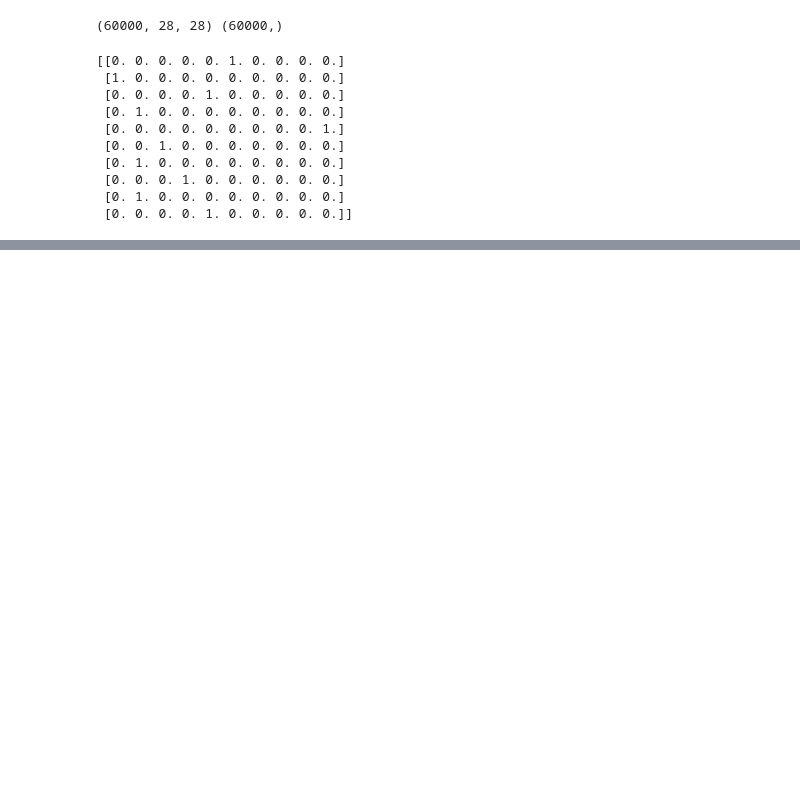
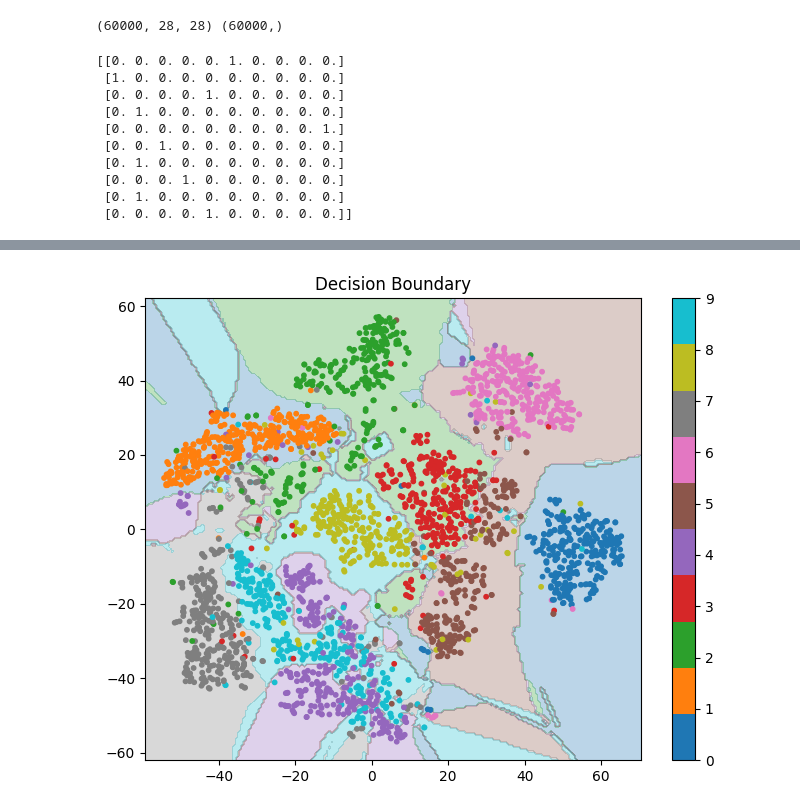
Before and after one commit to Cheetah-lhp/MachineLearning, a Jupyter notebook: MNIST.ipynb, the cells around one changed output, grey strips where cells are left out. Cells and saved outputs as stored; diff of their text form; code cells hidden in the pictures; blank space fills up the shorter version.

```diff
--- a/MNIST.ipynb
+++ b/MNIST.ipynb
@@ -107,0 +154,18 @@ Acc:  0.9432
+# %%
+x_min, x_max = tsne_data[:,0].min()-5, tsne_data[:,0].max()+5
+y_min, y_max = tsne_data[:,1].min()-5, tsne_data[:,1].max()+5
+
+xx, yy = np.meshgrid(
+    np.linspace(x_min, x_max, 200),
+    np.linspace(y_min, y_max, 200)
+)
+# %%
+from sklearn.neighbors import KNeighborsRegressor
+#vi tsne khong co inverse chieu (nhu PCA), dung knn approximation de chuyen grid tro ve 784 chieu
+knn = KNeighborsRegressor(n_neighbors=5)
+
+knn.fit(tsne_data, x_train[:subset])
+
+grid = np.c_[xx.ravel(), yy.ravel()]
+
+grid_highD = knn.predict(grid)
@@ -107,0 +180,20 @@ Acc:  0.9432
+# %%
+Z = np.array([predict(p) for p in grid_highD])
+Z = Z.reshape(xx.shape)
+# %%
+plt.figure(figsize=(8,6))
+
+plt.contourf(xx, yy, Z, alpha=0.3, cmap='tab10')
+
+plt.scatter(
+    tsne_data[:,0],
+    tsne_data[:,1],
+    c=labels[:subset],
+    cmap='tab10',
+    s=10
+)
+plt.colorbar()
+plt.title("Decision Boundary")
+plt.show()
+# %% [output]
+[figure, added]
```
Also changed, not shown: parts of 11 cells of this notebook.
